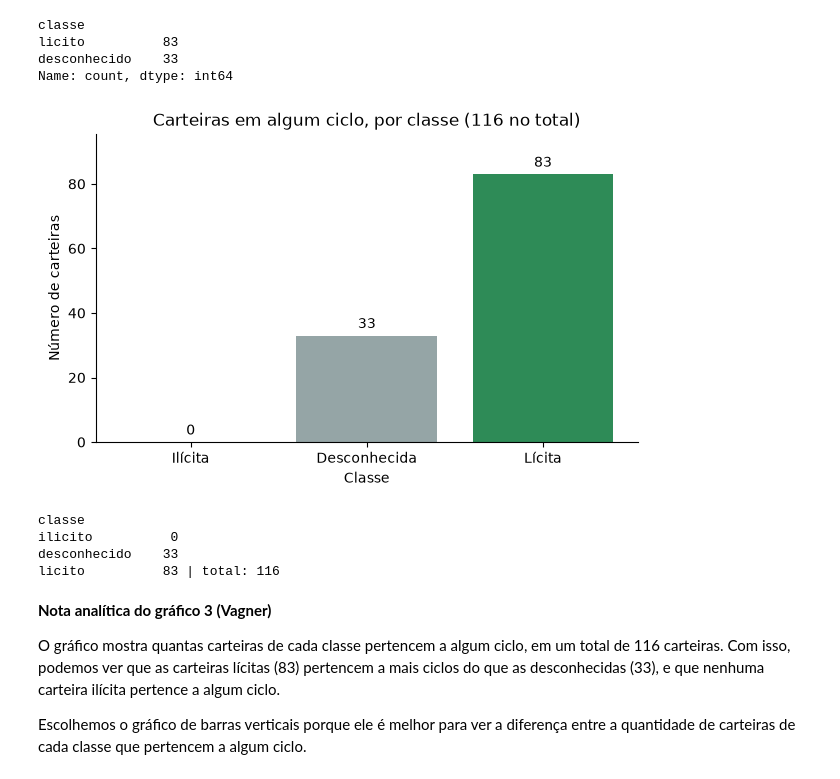
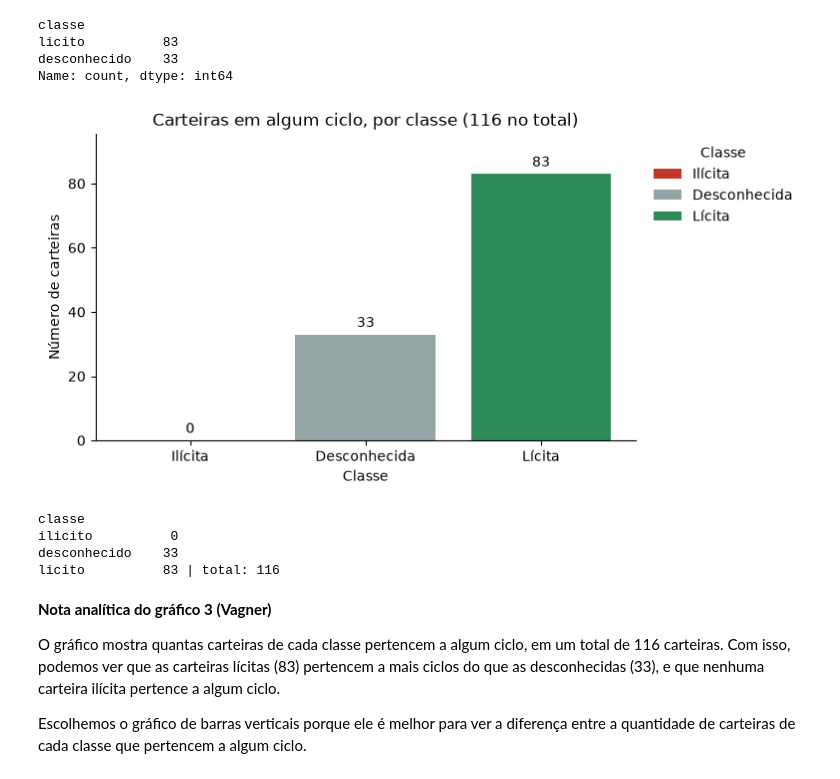
Before and after one commit to davimqz/Projetos-Grafos, a Jupyter notebook: notebooks/avd/01_exploratoria.ipynb, the cells around one changed output. Drawn from its saved outputs; the diff is of its cells as text; code cells hidden in the pictures.

```diff
--- a/notebooks/avd/01_exploratoria.ipynb
+++ b/notebooks/avd/01_exploratoria.ipynb
@@ -826,22 +843,23 @@ licito          83
 desconhecido    33
 Name: count, dtype: int64
 # %%
-# [IA] Claude Code – código do gráfico 3 (tipo e ideia escolhidos pelo Vagner: barras com as carteiras em algum ciclo, por classe); limpeza visual a pedido do Vagner (sem bordas de cima e da direita, sem legenda repetida, nomes com acento)
+# [IA] Claude Code – código do gráfico 3 (tipo e ideia escolhidos pelo Vagner: barras com as carteiras em algum ciclo, por classe); limpeza visual a pedido do Vagner (sem bordas de cima e da direita, legenda fora da área das barras, nomes com acento)
 em_ciclo_classe = nos.loc[nos["em_ciclo"], "classe"].value_counts().reindex(ORDEM, fill_value=0)
 
 fig, ax = plt.subplots(figsize=(7, 4))
-barras = ax.bar([NOMES[c] for c in ORDEM], em_ciclo_classe, color=[CORES[c] for c in ORDEM])
+barras = ax.bar([NOMES[c] for c in ORDEM], em_ciclo_classe, color=[CORES[c] for c in ORDEM], label=[NOMES[c] for c in ORDEM])
 ax.bar_label(barras, padding=3)
 ax.set_ylim(0, em_ciclo_classe.max() * 1.15)
 ax.set_title(f"Carteiras em algum ciclo, por classe ({em_ciclo_classe.sum()} no total)")
 ax.set_xlabel("Classe")
 ax.set_ylabel("Número de carteiras")
+ax.legend(title="Classe", loc="upper left", bbox_to_anchor=(1.01, 1), frameon=False)  # fora da área das barras
 limpar(ax)
 plt.savefig(SAIDA + "exploratoria_3.png", dpi=150, bbox_inches="tight")
 plt.show()
 print(em_ciclo_classe.to_string(), "| total:", em_ciclo_classe.sum())
 # %% [output]
-[figure, old version]
+[figure, new version]
 classe
 ilicito          0
 desconhecido    33
```
Also changed, not shown: parts of 5 cells of this notebook, 5 other files.
